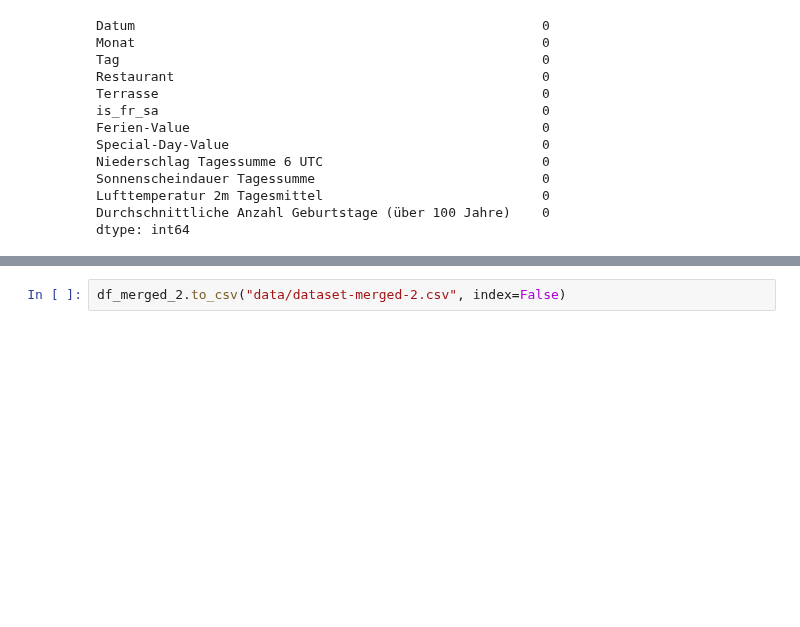
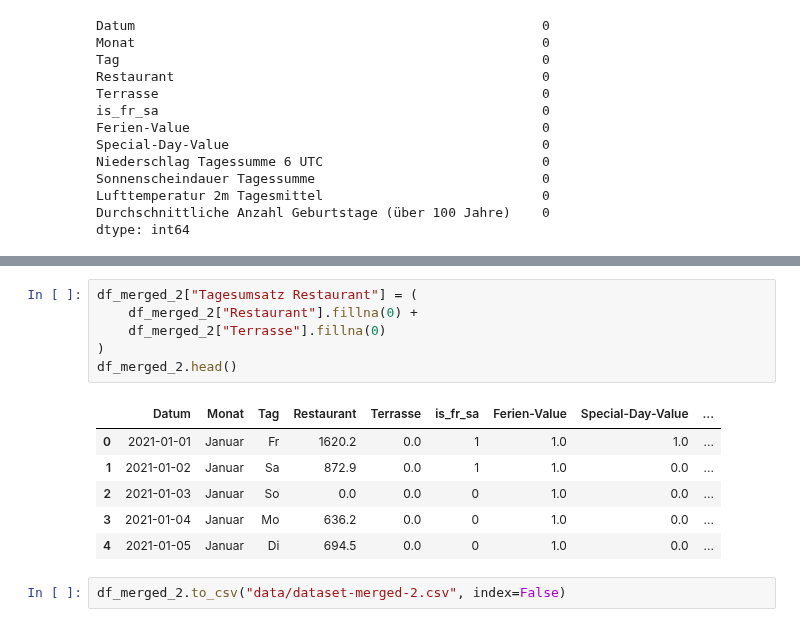
Before and after one commit to Luggias/DSF_Group_Project, a Jupyter notebook: data_handling.ipynb, the cells around one changed output, grey strips where cells are left out. Drawn from its saved outputs; the diff is of its cells as text; blank space fills up the shorter version.

Commit message:
Umsätze Restaurant und Terasse in einer neuen Spalte zusammengefügt.

```diff
--- a/data_handling.ipynb
+++ b/data_handling.ipynb
@@ -657,5 +640,18 @@ print("Anzahl negativer Umsätze nachher:", (df_merged_2[col_umsatz] < 0).sum())
 # %% [output]
 Anzahl negativer Umsätze vorher: 7
 Anzahl negativer Umsätze nachher: 0
+# %%
+df_merged_2["Tagesumsatz Restaurant"] = (
+    df_merged_2["Restaurant"].fillna(0) +
+    df_merged_2["Terrasse"].fillna(0)
+)
+df_merged_2.head()
+# %% [output]
+|  | Datum | Monat | Tag | Restaurant | Terrasse | is_fr_sa | Ferien-Value | Special-Day-Value | ... |
+| 0 | 2021-01-01 | Januar | Fr | 1620.2 | 0.0 | 1 | 1.0 | 1.0 | ... |
+| 1 | 2021-01-02 | Januar | Sa | 872.9 | 0.0 | 1 | 1.0 | 0.0 | ... |
+| 2 | 2021-01-03 | Januar | So | 0.0 | 0.0 | 0 | 1.0 | 0.0 | ... |
+| 3 | 2021-01-04 | Januar | Mo | 636.2 | 0.0 | 0 | 1.0 | 0.0 | ... |
+| 4 | 2021-01-05 | Januar | Di | 694.5 | 0.0 | 0 | 1.0 | 0.0 | ... |
 # %%
 df_merged_2.to_csv("data/dataset-merged-2.csv", index=False)
```
Also changed, not shown: parts of 2 cells of this notebook, 1 other file.
